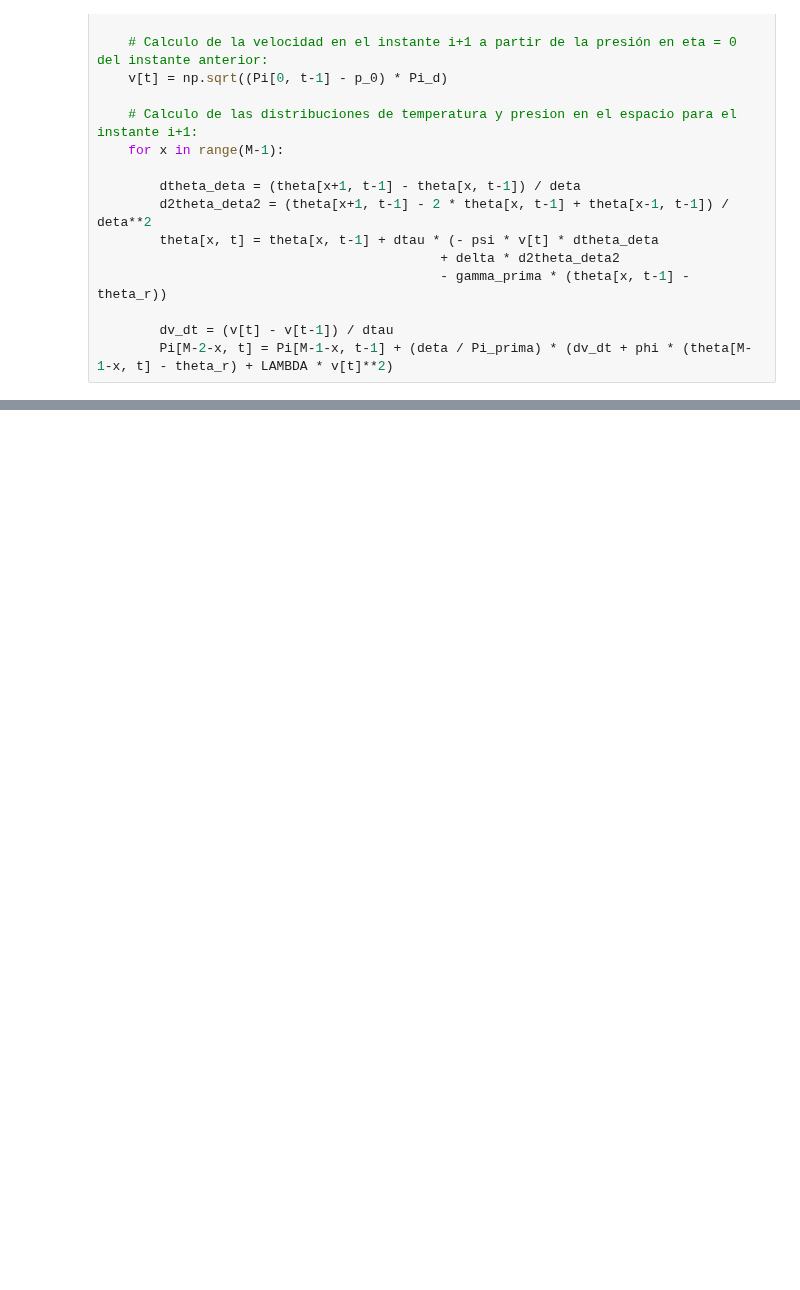
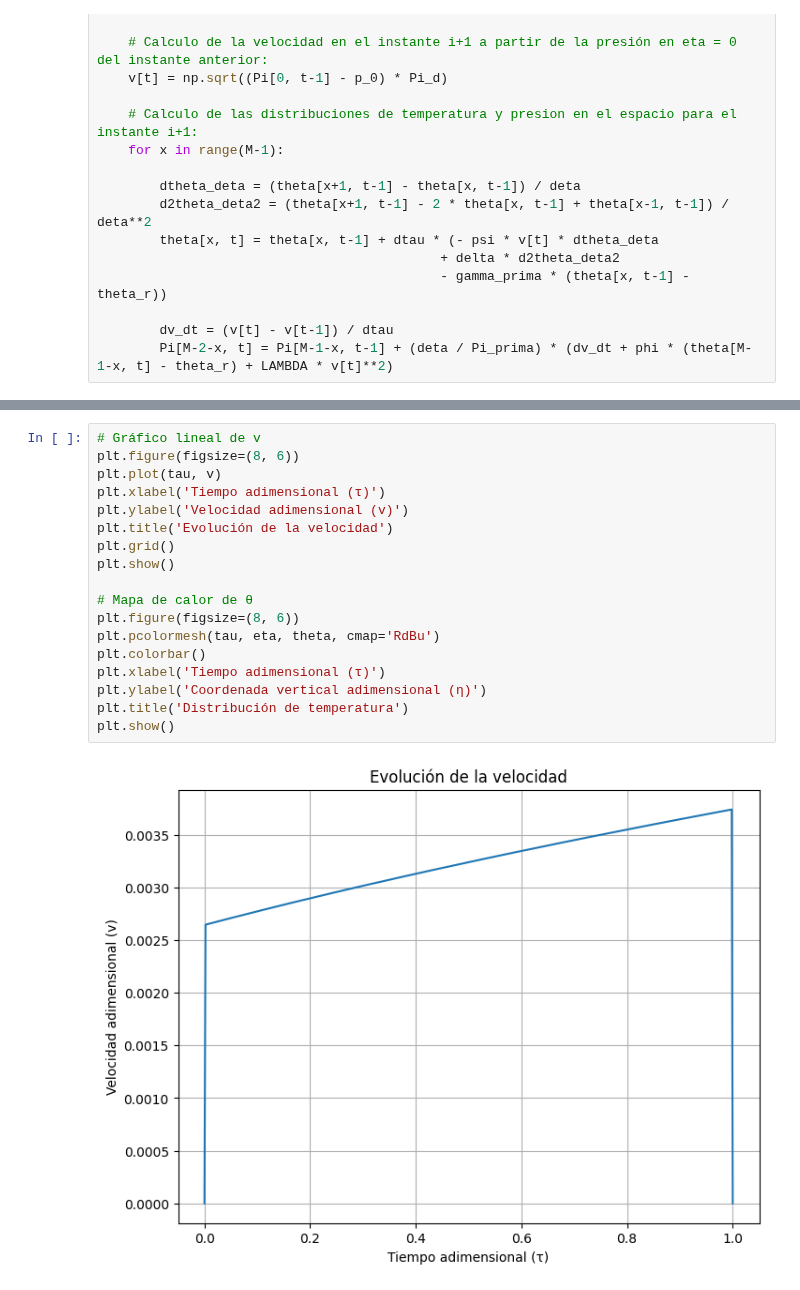
Before and after one commit to angelgvillatoro/bullville_M1, a Jupyter notebook: tfm/pruebas.ipynb, the cells around one changed output, grey strips where cells are left out. Cells and saved outputs as stored; diff of their text form; blank space fills up the shorter version.

```diff
--- a/tfm/pruebas.ipynb
+++ b/tfm/pruebas.ipynb
@@ -177,0 +323,20 @@ print(Pi)
+# %%
+# Gráfico lineal de v
+plt.figure(figsize=(8, 6))
+plt.plot(tau, v)
+plt.xlabel('Tiempo adimensional (τ)')
+plt.ylabel('Velocidad adimensional (v)')
+plt.title('Evolución de la velocidad')
+plt.grid()
+plt.show()
+
+# Mapa de calor de θ
+plt.figure(figsize=(8, 6))
+plt.pcolormesh(tau, eta, theta, cmap='RdBu')
+plt.colorbar()
+plt.xlabel('Tiempo adimensional (τ)')
+plt.ylabel('Coordenada vertical adimensional (η)')
+plt.title('Distribución de temperatura')
+plt.show()
+# %% [output]
+[figure, added]
```
Also changed, not shown: parts of 16 cells of this notebook, 2 other files.
